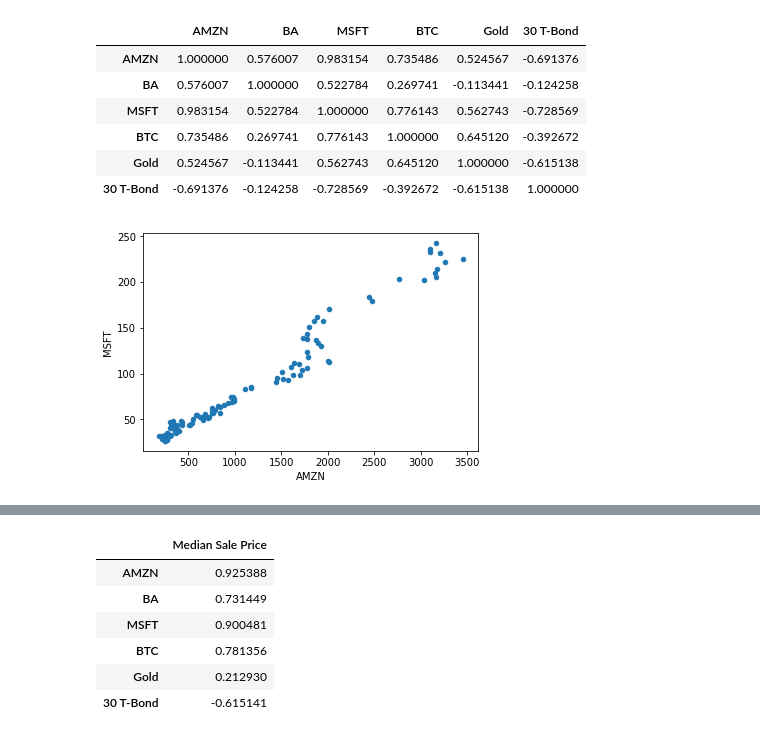
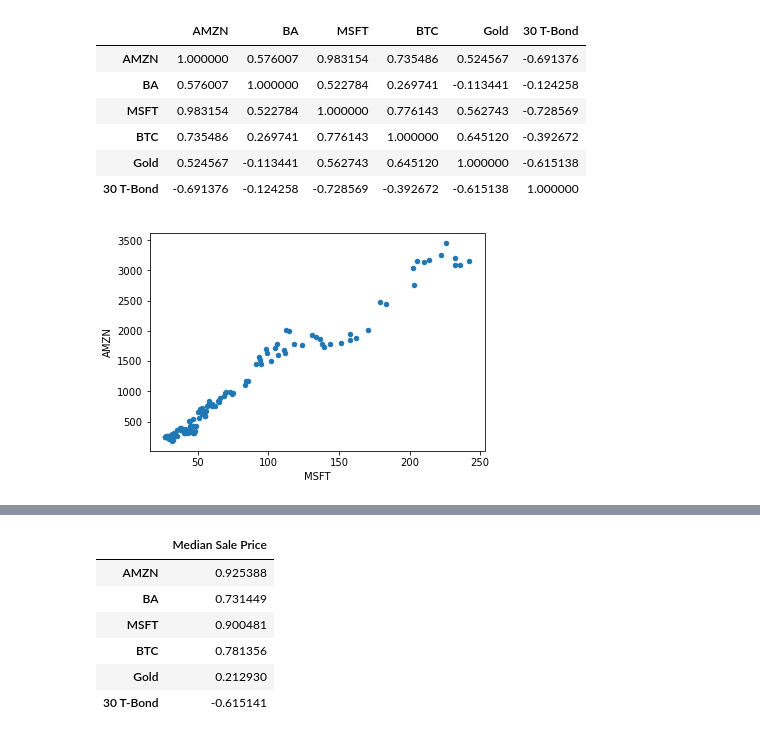
Before and after one commit to somyapanda/fintech-project-1, a Jupyter notebook: Joanne/stocks_house_pirce_coll.ipynb, the cells around one changed output, grey strips where cells are left out. Saved outputs shown, nothing was run; the diff lists cells and outputs as text; code cells hidden in the pictures.

```diff
--- a/Joanne/stocks_house_pirce_coll.ipynb
+++ b/Joanne/stocks_house_pirce_coll.ipynb
@@ -51,7 +53,7 @@ correlation
 # %%
 # Calculate and plot the correlation
 correlation = stocks_df.corr()
 correlation
-stocks_df.plot(kind = "scatter", x="AMZN", y = "MSFT");
+stocks_df.plot(kind = "scatter", x="MSFT", y = "AMZN");
 # %% [output]
-[figure, old version]
+[figure, new version]
```
Also changed, not shown: parts of 8 cells of this notebook, 1 other file.
